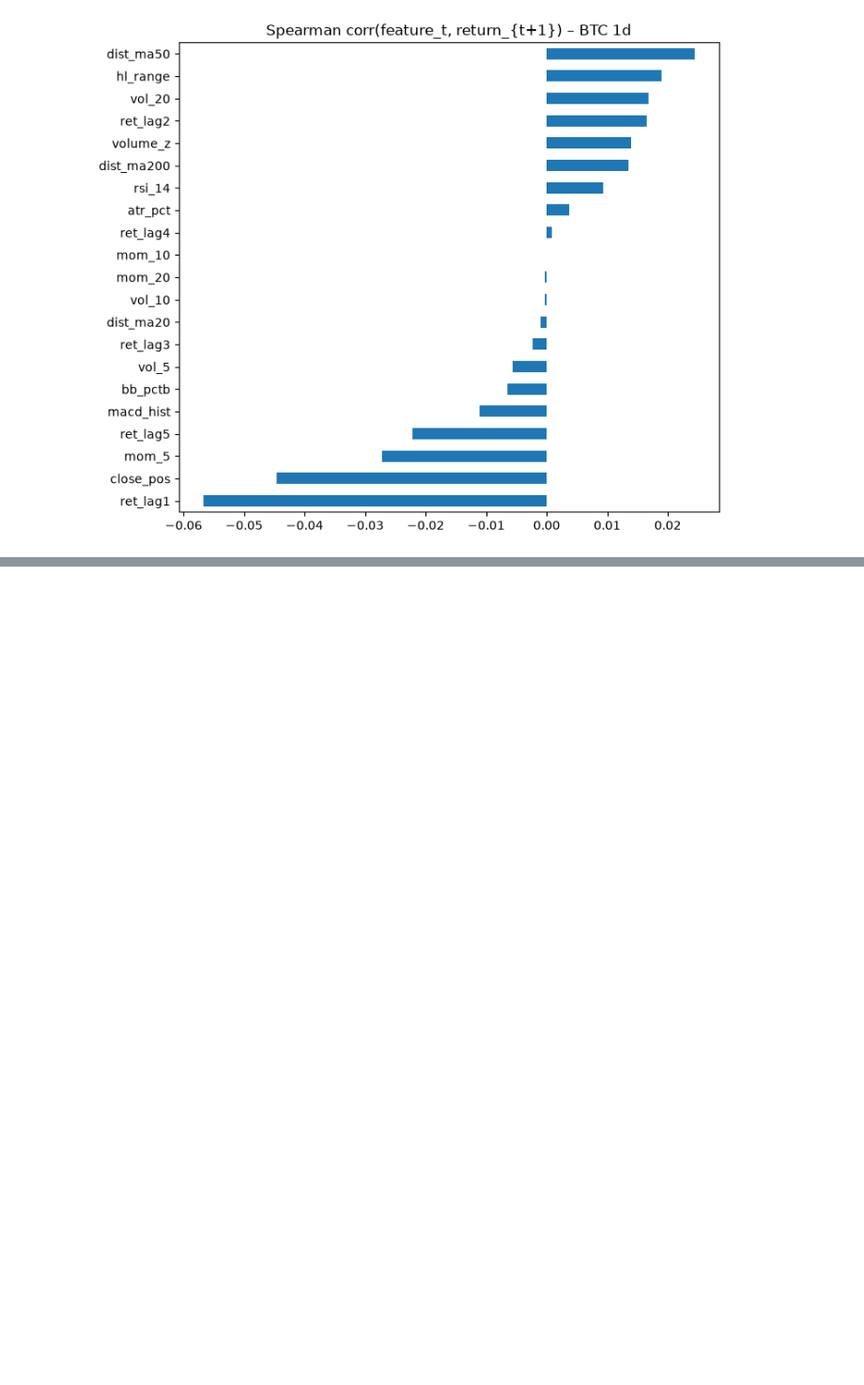
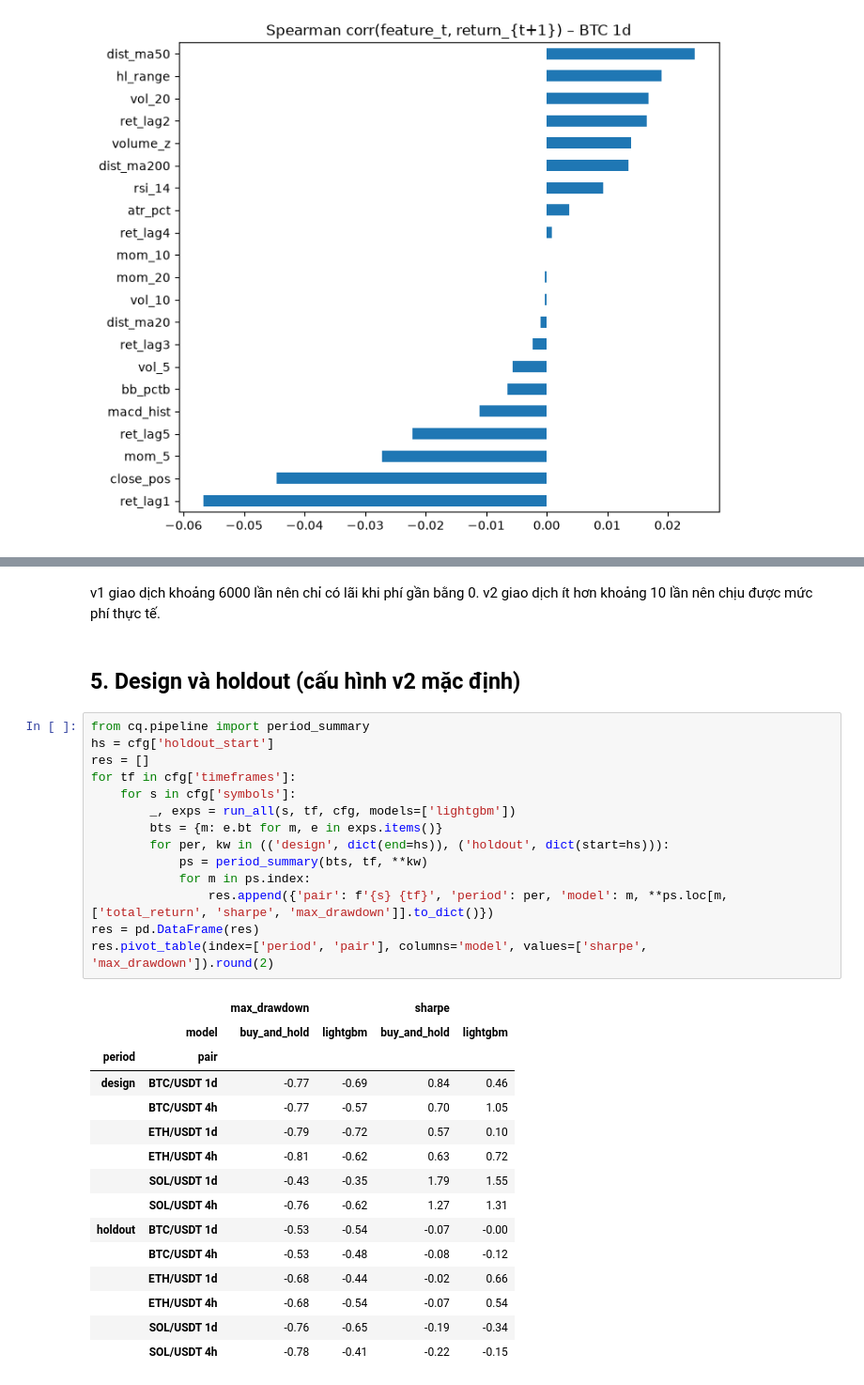
Before and after one commit to the-daonm/crypto-quant, a Jupyter notebook: notebooks/eda.ipynb, the cells around one changed output, grey strips where cells are left out. Shown at 94% size. Saved outputs shown, nothing was run; the diff lists cells and outputs as text; blank space fills up the shorter version.

```diff
--- a/notebooks/eda.ipynb
+++ b/notebooks/eda.ipynb
@@ -103 +98,35 @@ t1d.round(3)
+# %% [markdown]
+v1 giao dịch khoảng 6000 lần nên chỉ có lãi khi phí gần bằng 0. v2 giao dịch ít hơn khoảng 10 lần nên chịu được mức phí thực tế.
+# %% [markdown]
+## 5. Design và holdout (cấu hình v2 mặc định)
+# %%
+from cq.pipeline import period_summary
+hs = cfg['holdout_start']
+res = []
+for tf in cfg['timeframes']:
+    for s in cfg['symbols']:
+        _, exps = run_all(s, tf, cfg, models=['lightgbm'])
+        bts = {m: e.bt for m, e in exps.items()}
+        for per, kw in (('design', dict(end=hs)), ('holdout', dict(start=hs))):
+            ps = period_summary(bts, tf, **kw)
+            for m in ps.index:
+                res.append({'pair': f'{s} {tf}', 'period': per, 'model': m, **ps.loc[m, ['total_return', 'sharpe', 'max_drawdown']].to_dict()})
+res = pd.DataFrame(res)
+res.pivot_table(index=['period', 'pair'], columns='model', values=['sharpe', 'max_drawdown']).round(2)
+# %% [output]
+|  |  | max_drawdown |  | sharpe |  |
+|  | model | buy_and_hold | lightgbm | buy_and_hold | lightgbm |
+| period | pair |  |  |  |  |
+| design | BTC/USDT 1d | -0.77 | -0.69 | 0.84 | 0.46 |
+|  | BTC/USDT 4h | -0.77 | -0.57 | 0.70 | 1.05 |
+|  | ETH/USDT 1d | -0.79 | -0.72 | 0.57 | 0.10 |
+|  | ETH/USDT 4h | -0.81 | -0.62 | 0.63 | 0.72 |
+|  | SOL/USDT 1d | -0.43 | -0.35 | 1.79 | 1.55 |
+|  | SOL/USDT 4h | -0.76 | -0.62 | 1.27 | 1.31 |
+| holdout | BTC/USDT 1d | -0.53 | -0.54 | -0.07 | -0.00 |
+|  | BTC/USDT 4h | -0.53 | -0.48 | -0.08 | -0.12 |
+|  | ETH/USDT 1d | -0.68 | -0.44 | -0.02 | 0.66 |
+|  | ETH/USDT 4h | -0.68 | -0.54 | -0.07 | 0.54 |
+|  | SOL/USDT 1d | -0.76 | -0.65 | -0.19 | -0.34 |
+|  | SOL/USDT 4h | -0.78 | -0.41 | -0.22 | -0.15 |
 # %%
```
Also changed, not shown: parts of 7 cells of this notebook.
